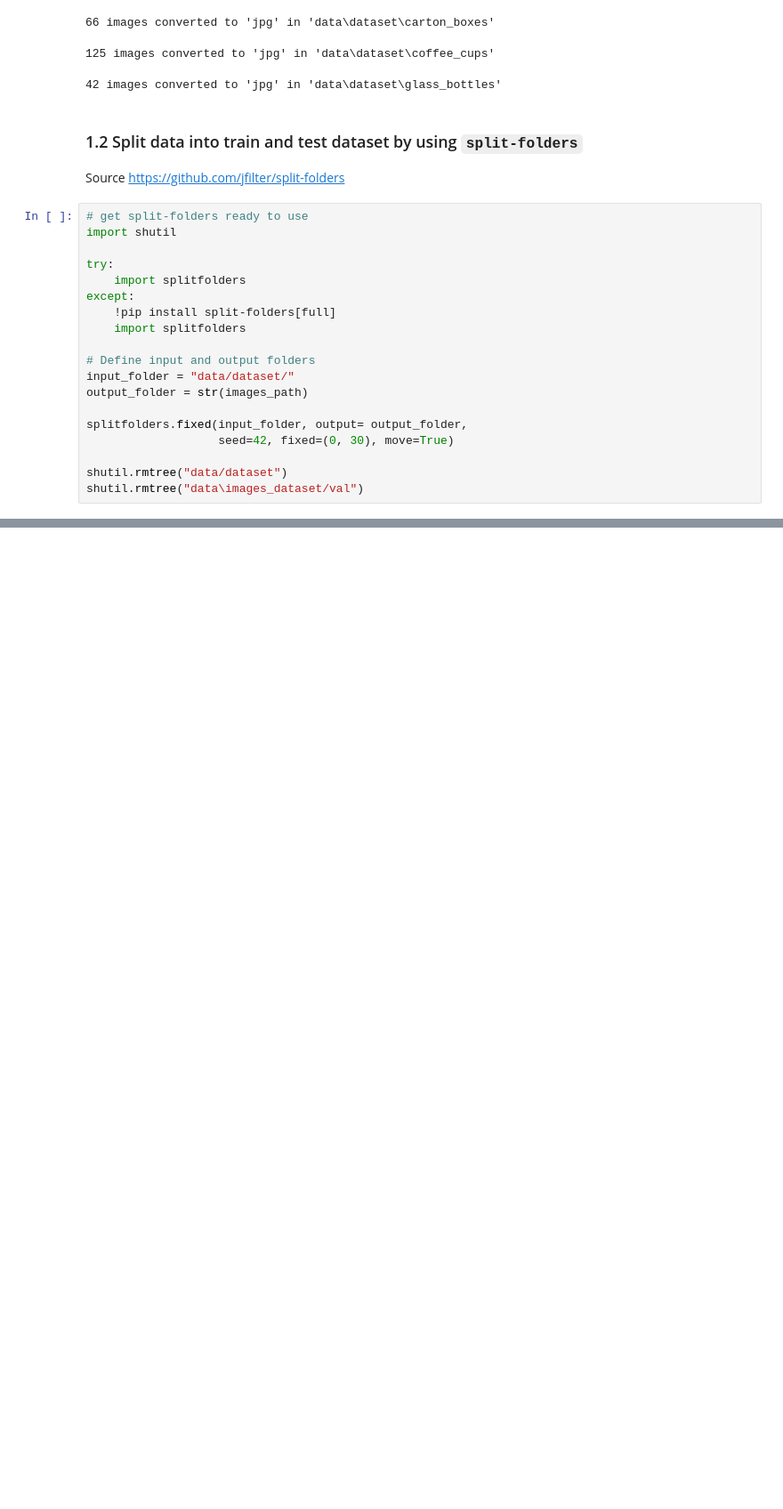
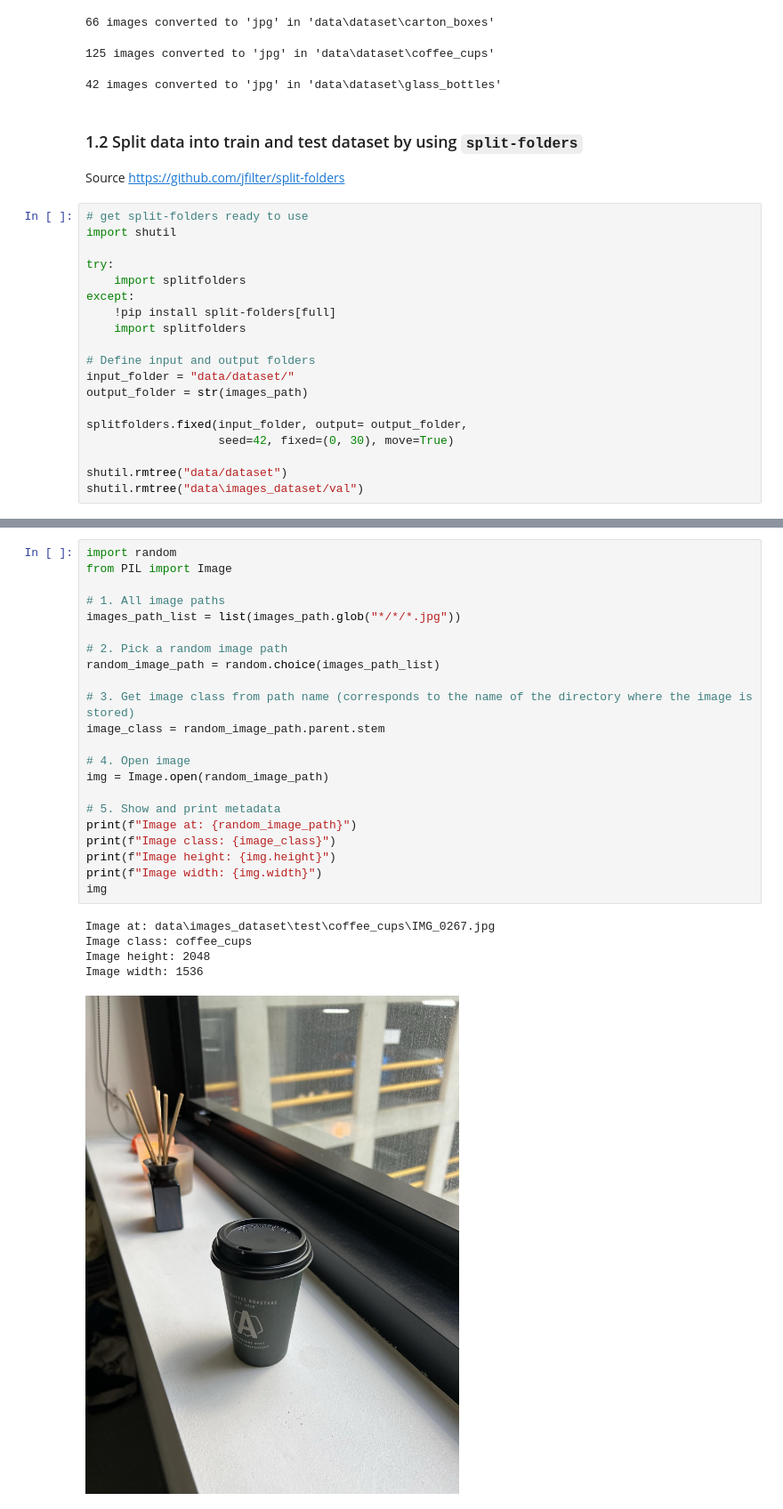
Before and after one commit to Jotadebeese/rubbish_classifier, a Jupyter notebook: rubbish_classifier_v0.001.ipynb, the cells around one changed output, grey strips where cells are left out. Shown at 89% size. Saved outputs shown, nothing was run; the diff lists cells and outputs as text; blank space fills up the shorter version.

Commit message:
Added chapter 2. Data preparation

```diff
--- a/rubbish_classifier_v0.001.ipynb
+++ b/rubbish_classifier_v0.001.ipynb
@@ -147,0 +192,28 @@ shutil.rmtree("data\images_dataset/val")
+# %%
+import random
+from PIL import Image
+
+# 1. All image paths
+images_path_list = list(images_path.glob("*/*/*.jpg"))
+
+# 2. Pick a random image path
+random_image_path = random.choice(images_path_list)
+
+# 3. Get image class from path name (corresponds to the name of the directory where the image is stored)
+image_class = random_image_path.parent.stem
+
+# 4. Open image
+img = Image.open(random_image_path)
+
+# 5. Show and print metadata
+print(f"Image at: {random_image_path}")
+print(f"Image class: {image_class}")
+print(f"Image height: {img.height}")
+print(f"Image width: {img.width}")
+img
+# %% [output]
+Image at: data\images_dataset\test\coffee_cups\IMG_0267.jpg
+Image class: coffee_cups
+Image height: 2048
+Image width: 1536
+[figure, added]
```
Also changed, not shown: parts of 7 cells of this notebook.
